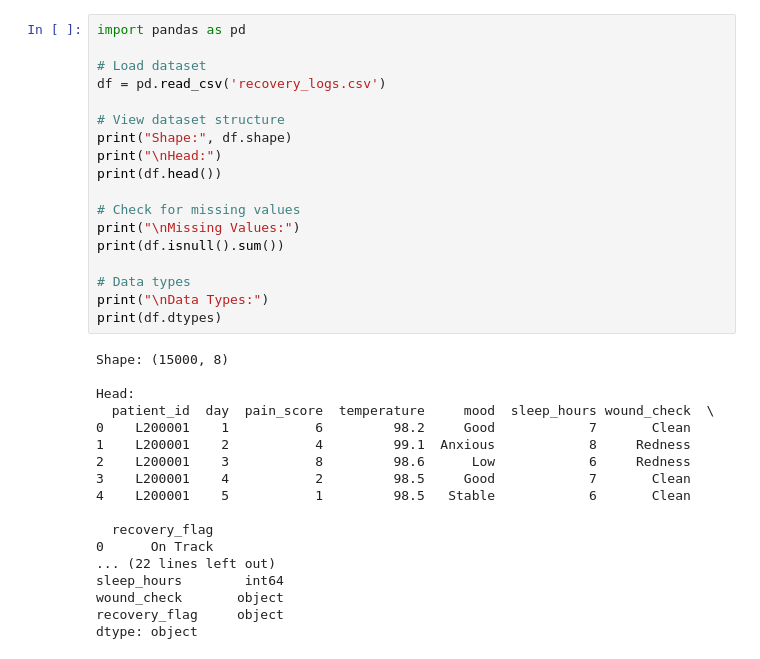
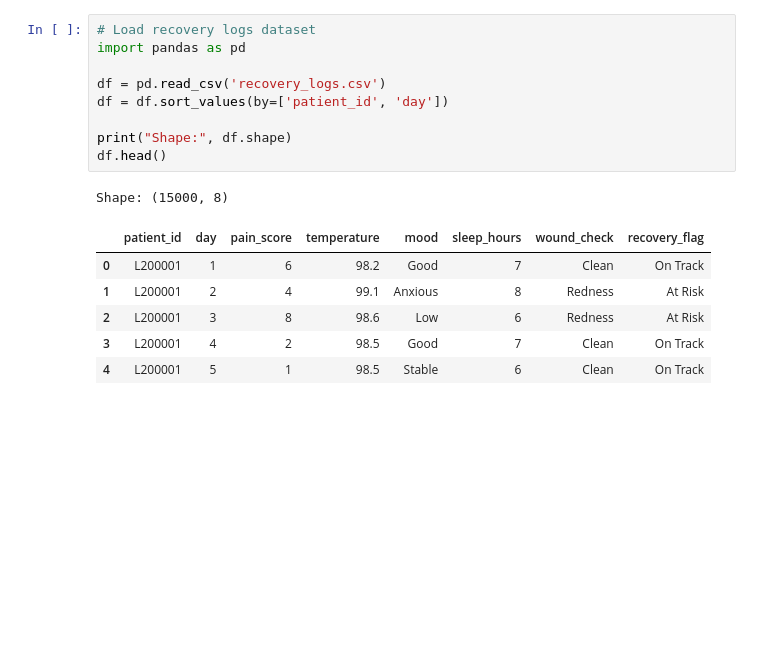
Before and after one commit to RohitMudili/DocTel, a Jupyter notebook: Recovery_Pattern_Analysis.ipynb, the cells around one changed output. Saved outputs shown, nothing was run; the diff lists cells and outputs as text; blank space fills up the shorter version.

```diff
--- a/Recovery_Pattern_Analysis.ipynb
+++ b/Recovery_Pattern_Analysis.ipynb
@@ -1,37 +1,18 @@
 # %%
+# Load recovery logs dataset
 import pandas as pd
 
-# Load dataset
 df = pd.read_csv('recovery_logs.csv')
+df = df.sort_values(by=['patient_id', 'day'])
 
-# View dataset structure
 print("Shape:", df.shape)
-print("\nHead:")
-print(df.head())
-
-# Check for missing values
-print("\nMissing Values:")
-print(df.isnull().sum())
-
-# Data types
-print("\nData Types:")
-print(df.dtypes)
+df.head()
 # %% [output]
 Shape: (15000, 8)
-
-Head:
-  patient_id  day  pain_score  temperature     mood  sleep_hours wound_check  \
-0    L200001    1           6         98.2     Good            7       Clean
-1    L200001    2           4         99.1  Anxious            8     Redness
-2    L200001    3           8         98.6      Low            6     Redness
-3    L200001    4           2         98.5     Good            7       Clean
-4    L200001    5           1         98.5   Stable            6       Clean
-
-  recovery_flag
-0      On Track
-... (22 lines left out)
-sleep_hours        int64
-wound_check       object
-recovery_flag     object
-dtype: object
+|  | patient_id | day | pain_score | temperature | mood | sleep_hours | wound_check | recovery_flag |
+| 0 | L200001 | 1 | 6 | 98.2 | Good | 7 | Clean | On Track |
+| 1 | L200001 | 2 | 4 | 99.1 | Anxious | 8 | Redness | At Risk |
+| 2 | L200001 | 3 | 8 | 98.6 | Low | 6 | Redness | At Risk |
+| 3 | L200001 | 4 | 2 | 98.5 | Good | 7 | Clean | On Track |
+| 4 | L200001 | 5 | 1 | 98.5 | Stable | 6 | Clean | On Track |
 # %%
```
Also changed, not shown: parts of 16 cells of this notebook.
